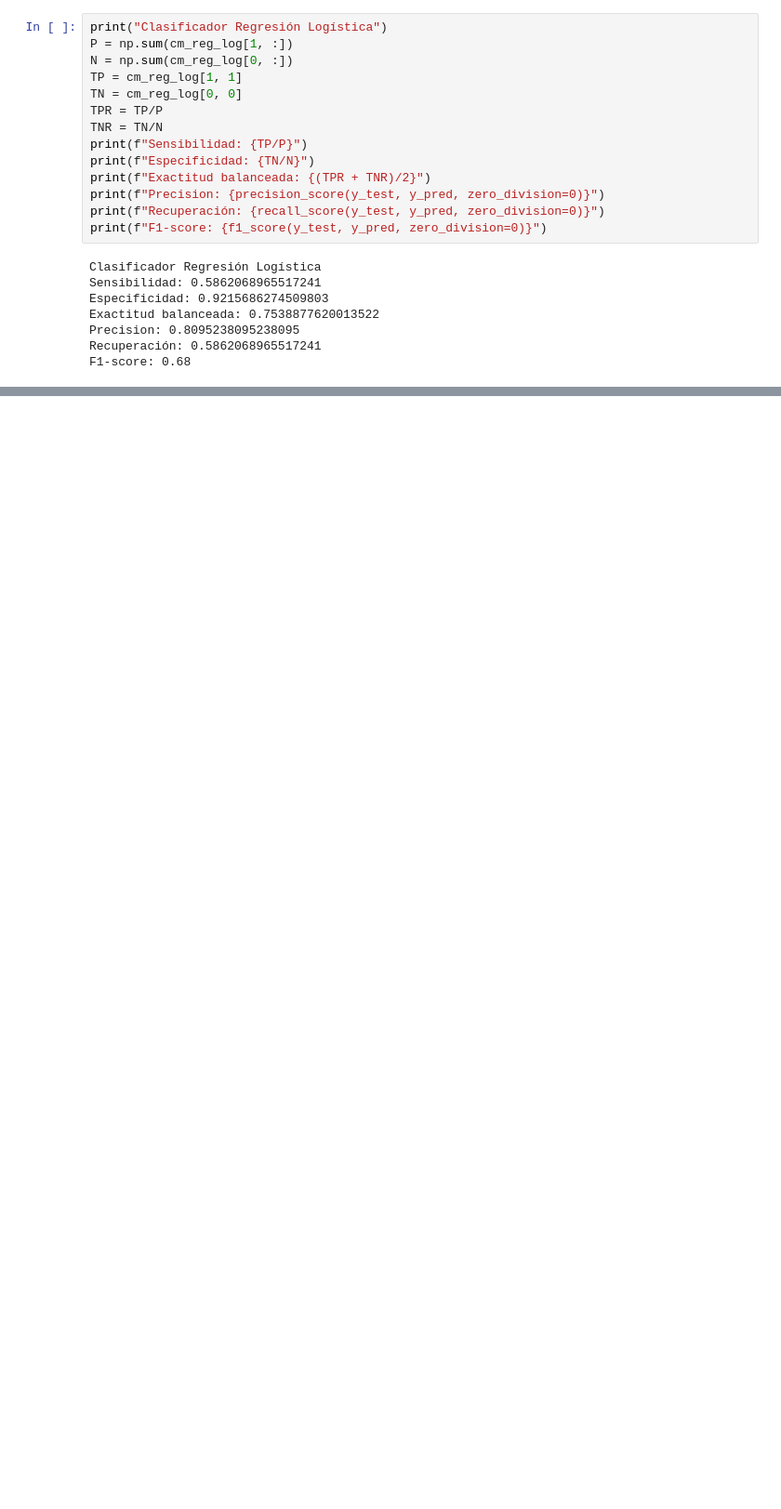
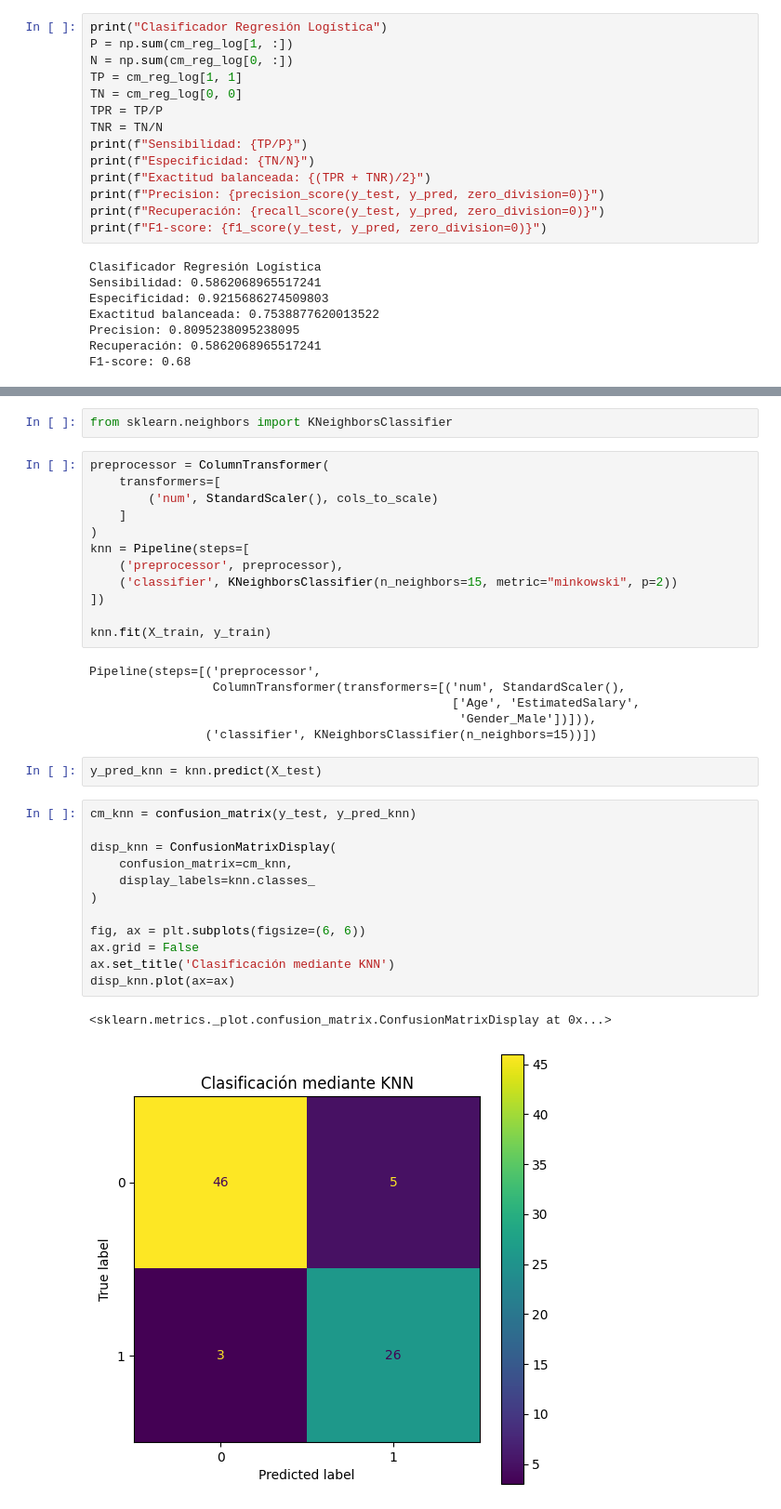
Before and after one commit to gabrielquiroga/aprMaqI_CEIA, a Jupyter notebook: clase2/ejercicios/ejercicio1.ipynb, the cells around one changed output, grey strips where cells are left out. Shown at 93% size. Saved outputs shown, nothing was run; the diff lists cells and outputs as text; blank space fills up the shorter version.

```diff
--- a/clase2/ejercicios/ejercicio1.ipynb
+++ b/clase2/ejercicios/ejercicio1.ipynb
@@ -237,0 +263,37 @@ F1-score: 0.68
+# %%
+from sklearn.neighbors import KNeighborsClassifier
+# %%
+preprocessor = ColumnTransformer(
+    transformers=[
+        ('num', StandardScaler(), cols_to_scale)
+    ]
+)
+knn = Pipeline(steps=[
+    ('preprocessor', preprocessor),
+    ('classifier', KNeighborsClassifier(n_neighbors=15, metric="minkowski", p=2))
+])
+
+knn.fit(X_train, y_train)
+# %% [output]
+Pipeline(steps=[('preprocessor',
+                 ColumnTransformer(transformers=[('num', StandardScaler(),
+                                                  ['Age', 'EstimatedSalary',
+                                                   'Gender_Male'])])),
+                ('classifier', KNeighborsClassifier(n_neighbors=15))])
+# %%
+y_pred_knn = knn.predict(X_test)
+# %%
+cm_knn = confusion_matrix(y_test, y_pred_knn)
+
+disp_knn = ConfusionMatrixDisplay(
+    confusion_matrix=cm_knn,
+    display_labels=knn.classes_
+)
+
+fig, ax = plt.subplots(figsize=(6, 6))
+ax.grid = False
+ax.set_title('Clasificación mediante KNN')
+disp_knn.plot(ax=ax)
+# %% [output]
+<sklearn.metrics._plot.confusion_matrix.ConfusionMatrixDisplay at 0x...>
+[figure, added]
```
Also changed, not shown: parts of 6 cells of this notebook.
